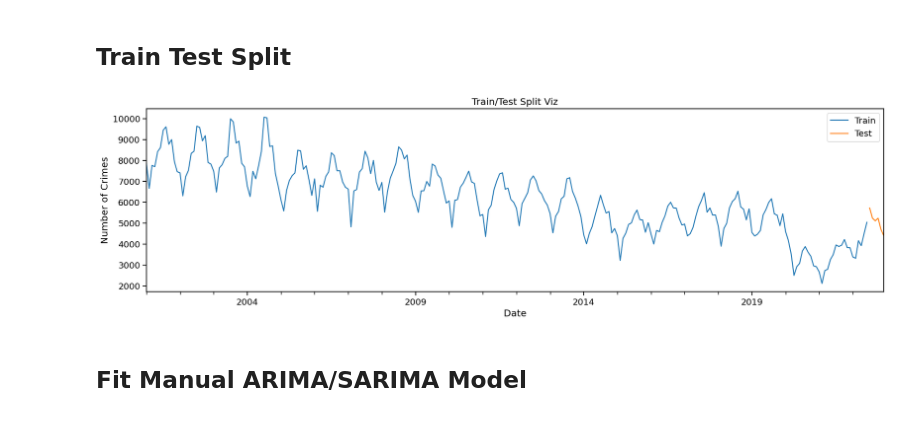
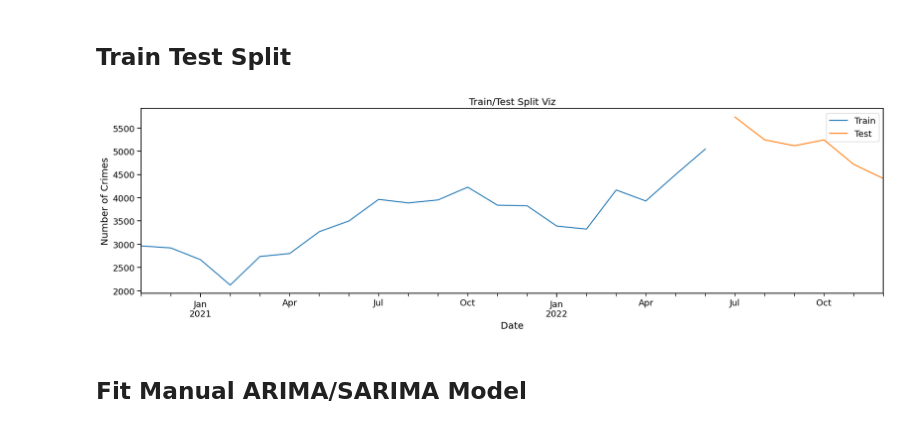
Before and after one commit to LoveidaLucero/Chicago-Crime-Trends, a Jupyter notebook: Part 2.ipynb, the cells around one changed output. Cells and saved outputs as stored; diff of their text form; code cells hidden in the pictures.

Commit message:
Zoomed into visuals for better evaluation

```diff
--- a/Part 2.ipynb
+++ b/Part 2.ipynb
@@ -405,13 +405,13 @@ There are no clear cutoffs or gradual decay but there is an obvious seasonality.
 # %%
 # Split the time series into training and test data (Remember we want to predict 6 months)
 train, test = train_test_split(ts_theft, test_size=6)
-ax = train.plot(label='Train')
+ax = train.tail(20).plot(label='Train')
 test.plot(ax=ax, label='Test')
 ax.set_ylabel('Number of Crimes')
 ax.set_title('Train/Test Split Viz')
 ax.legend();
 # %% [output]
-[figure, old version]
+[figure, new version]
 # %% [markdown]
 ## Fit Manual ARIMA/SARIMA Model
 # %%
```
Also changed, not shown: parts of 22 cells of this notebook.
